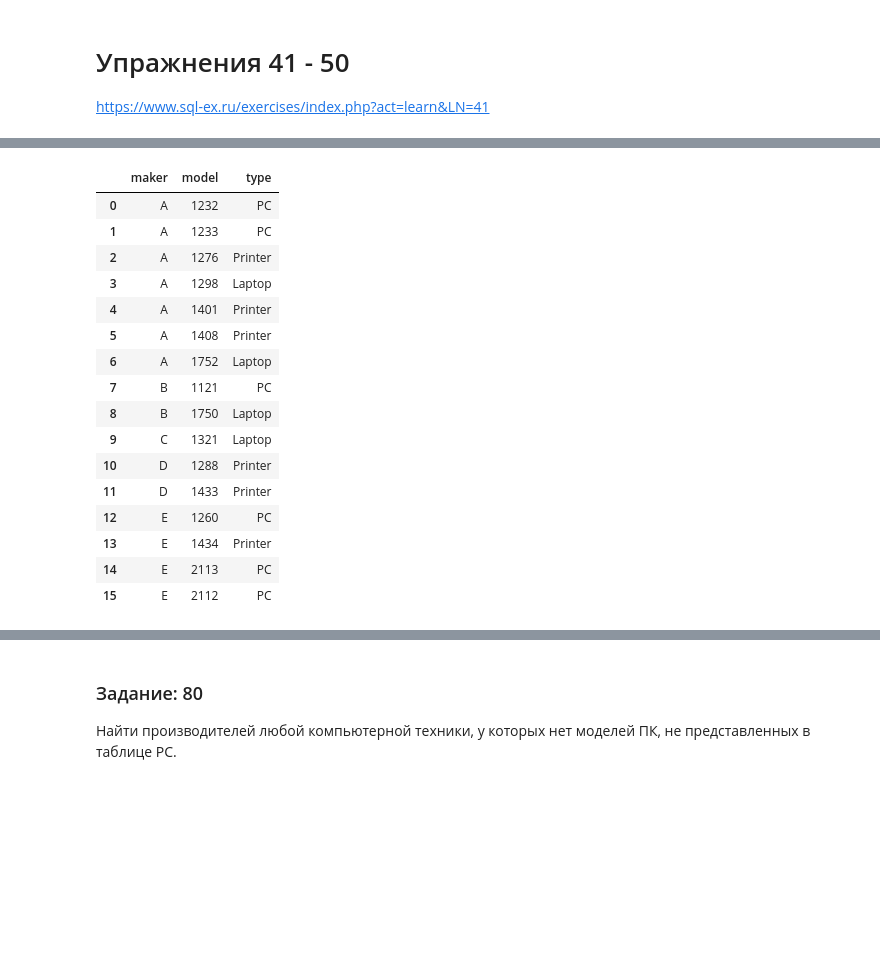
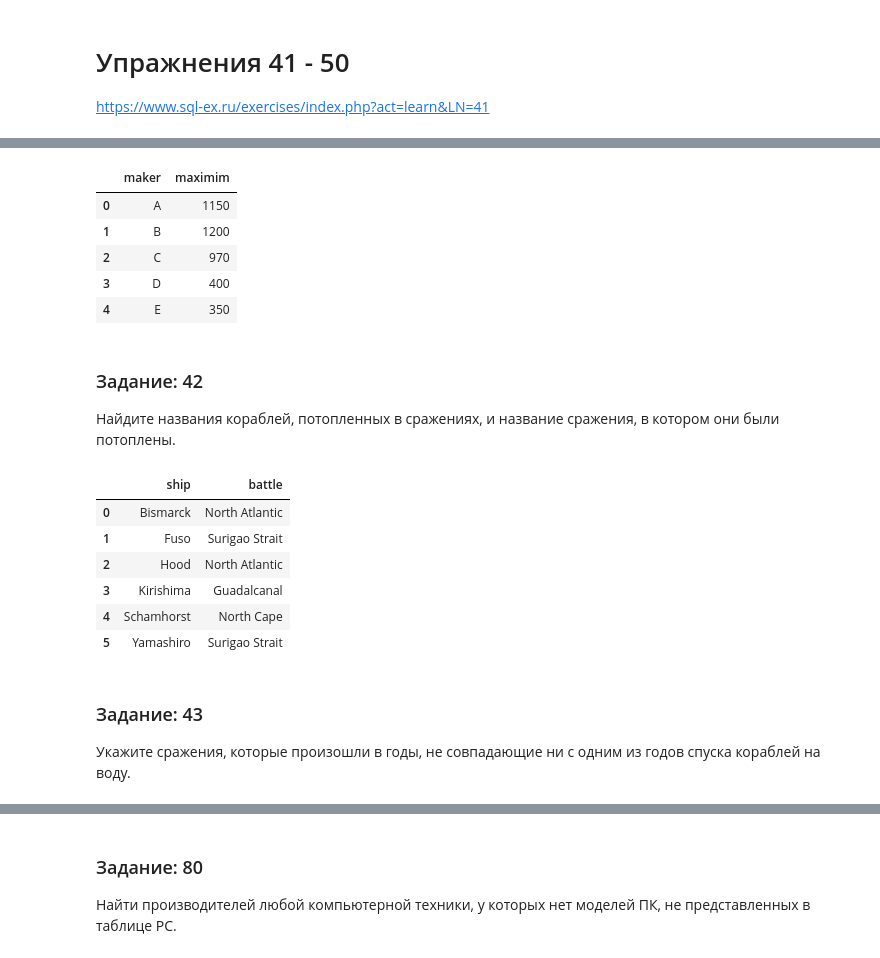
Before and after one commit to kotl68/SQL, a Jupyter notebook: SQL-EX.ipynb, the cells around one changed output, grey strips where cells are left out. Drawn from its saved outputs; the diff is of its cells as text; code cells hidden in the pictures; blank space fills up the shorter version.

```diff
--- a/SQL-EX.ipynb
+++ b/SQL-EX.ipynb
@@ -1519,26 +1520,50 @@ https://www.sql-ex.ru/exercises/index.php?act=learn&LN=41
 Вывод: имя производителя, если среди цен на продукцию данного производителя присутствует NULL, то выводить для этого производителя NULL,
 иначе максимальную цену.
+# %%
+sql = '''
+WITH data as(
+SELECT model,price FROM PC
+UNION
+SELECT model,price FROM Laptop
+UNION
+SELECT model,price FROM Printer
+)
+
+SELECT maker,
+CASE WHEN MAX(CASE WHEN price IS NULL THEN 1 ELSE 0 END) = 0
+THEN MAX(price) END AS maximim
+FROM data
+LEFT JOIN Product ON Product.model = data.model
+GROUP BY maker
+
+;
+'''
+select(sql)
+# %% [output]
+|  | maker | maximim |
+| 0 | A | 1150 |
+| 1 | B | 1200 |
+| 2 | C | 970 |
+| 3 | D | 400 |
+| 4 | E | 350 |
+# %% [markdown]
+### Задание: 42
+Найдите названия кораблей, потопленных в сражениях, и название сражения, в котором они были потоплены.
 # %%
 sql = '''
-SELECT * FROM Product
+SELECT ship,battle FROM Outcomes
+WHERE result = 'sunk'
 ;
 '''
 select(sql)
 # %% [output]
-|  | maker | model | type |
-| 0 | A | 1232 | PC |
-| 1 | A | 1233 | PC |
-| 2 | A | 1276 | Printer |
-| 3 | A | 1298 | Laptop |
-| 4 | A | 1401 | Printer |
-| 5 | A | 1408 | Printer |
-| 6 | A | 1752 | Laptop |
-| 7 | B | 1121 | PC |
-| 8 | B | 1750 | Laptop |
-| 9 | C | 1321 | Laptop |
-| 10 | D | 1288 | Printer |
-| 11 | D | 1433 | Printer |
-| 12 | E | 1260 | PC |
-| 13 | E | 1434 | Printer |
-| 14 | E | 2113 | PC |
-| 15 | E | 2112 | PC |
+|  | ship | battle |
+| 0 | Bismarck | North Atlantic |
+| 1 | Fuso | Surigao Strait |
+| 2 | Hood | North Atlantic |
+| 3 | Kirishima | Guadalcanal |
+| 4 | Schamhorst | North Cape |
+| 5 | Yamashiro | Surigao Strait |
+# %% [markdown]
+### Задание: 43
+Укажите сражения, которые произошли в годы, не совпадающие ни с одним из годов спуска кораблей на воду.
```
Also changed, not shown: parts of 6 cells of this notebook.
